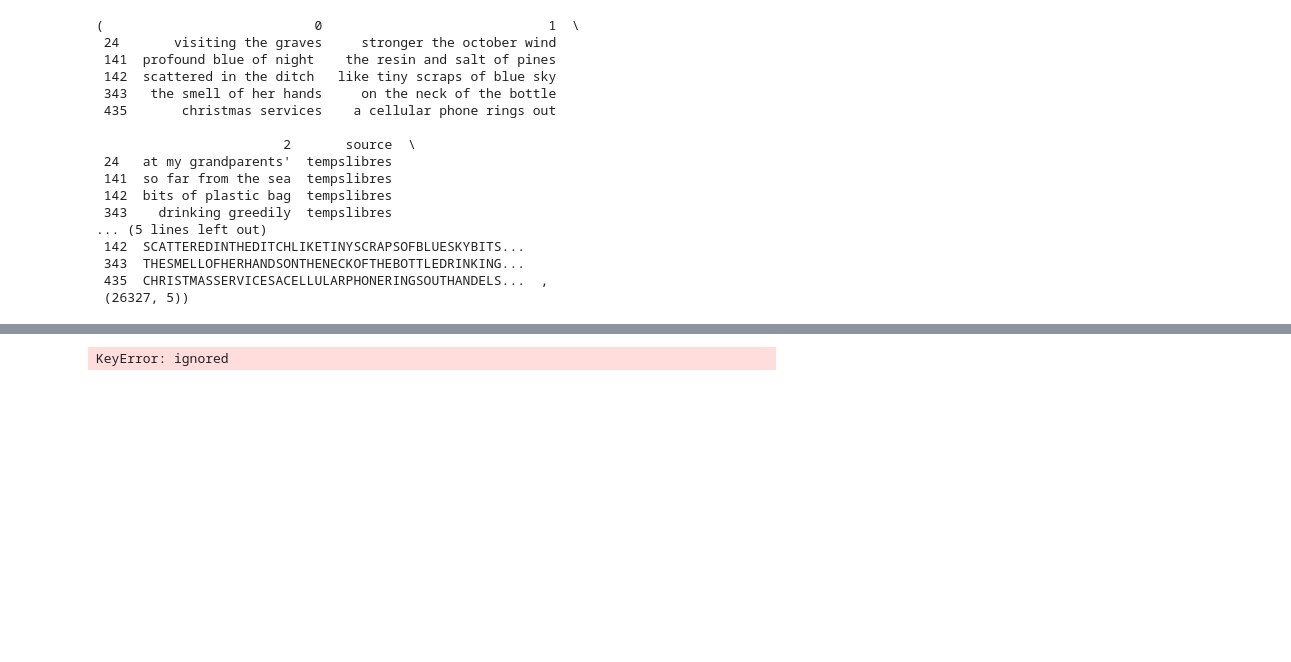
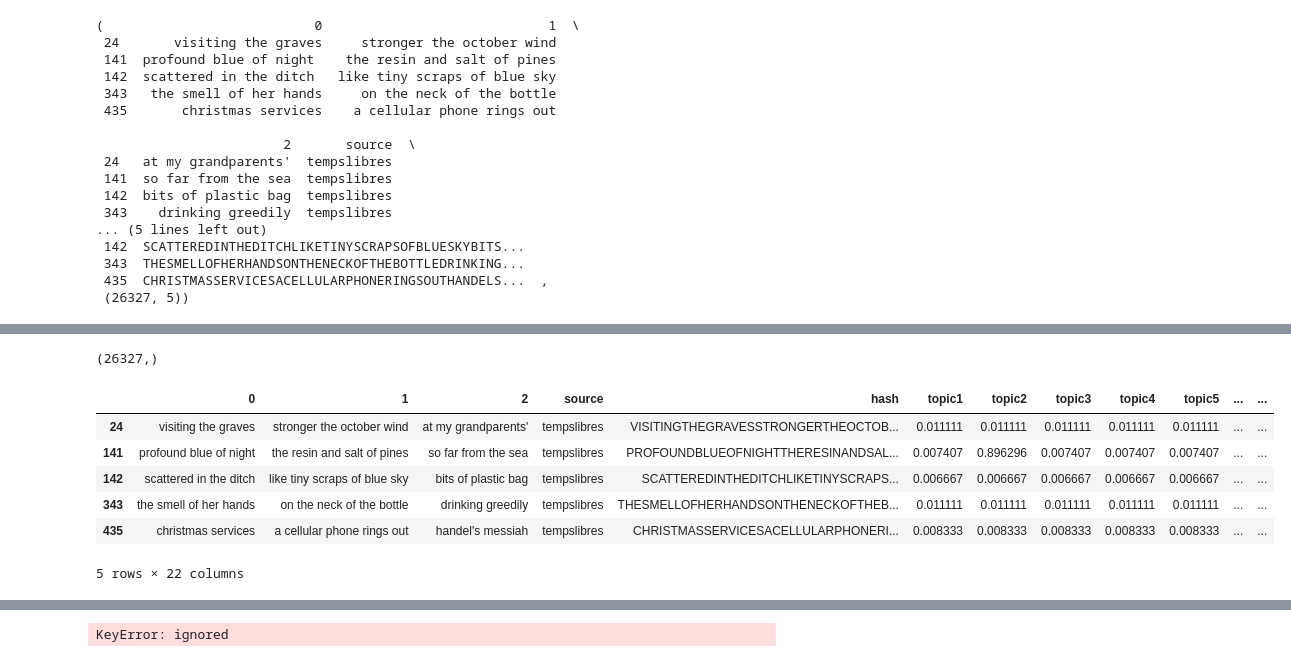
Before and after one commit to S-acharya57/Algorithmic-Poem-Generation, a Jupyter notebook: Algorithmic_Poem_Generation_Preprocessing.ipynb, the cells around one changed output, grey strips where cells are left out. Drawn from its saved outputs; the diff is of its cells as text; code cells hidden in the pictures; blank space fills up the shorter version.

```diff
--- a/Algorithmic_Poem_Generation_Preprocessing.ipynb
+++ b/Algorithmic_Poem_Generation_Preprocessing.ipynb
@@ -209,0 +388,16 @@ df.head(), df.shape
+# %%
+#this gives topic for each poem in every row of the poems
+#thus, the shape is seen as
+topic_list.shape
+# %% [output]
+(26327,)
+# %%
+df.head()
+# %% [output]
+|  | 0 | 1 | 2 | source | hash | topic1 | topic2 | topic3 | topic4 | topic5 | ... | ... |
+| 24 | visiting the graves | stronger the october wind | at my grandparents' | tempslibres | VISITINGTHEGRAVESSTRONGERTHEOCTOB... | 0.011111 | 0.011111 | 0.011111 | 0.011111 | 0.011111 | ... | ... |
+| 141 | profound blue of night | the resin and salt of pines | so far from the sea | tempslibres | PROFOUNDBLUEOFNIGHTTHERESINANDSAL... | 0.007407 | 0.896296 | 0.007407 | 0.007407 | 0.007407 | ... | ... |
+| 142 | scattered in the ditch | like tiny scraps of blue sky | bits of plastic bag | tempslibres | SCATTEREDINTHEDITCHLIKETINYSCRAPS... | 0.006667 | 0.006667 | 0.006667 | 0.006667 | 0.006667 | ... | ... |
+| 343 | the smell of her hands | on the neck of the bottle | drinking greedily | tempslibres | THESMELLOFHERHANDSONTHENECKOFTHEB... | 0.011111 | 0.011111 | 0.011111 | 0.011111 | 0.011111 | ... | ... |
+| 435 | christmas services | a cellular phone rings out | handel's messiah | tempslibres | CHRISTMASSERVICESACELLULARPHONERI... | 0.008333 | 0.008333 | 0.008333 | 0.008333 | 0.008333 | ... | ... |
+5 rows × 22 columns
```
Also changed, not shown: parts of 26 cells of this notebook.
